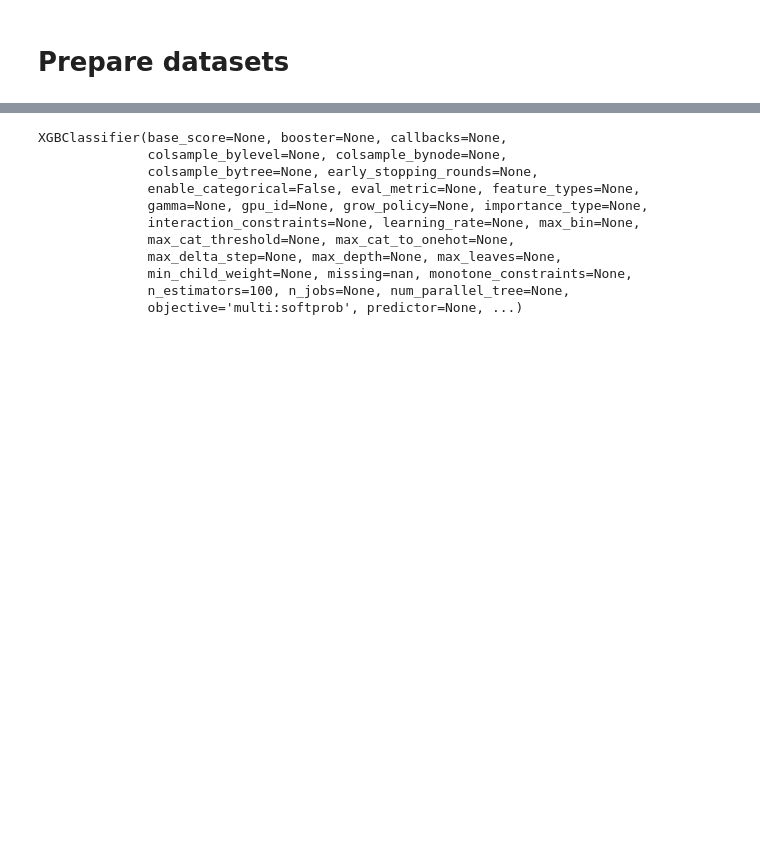
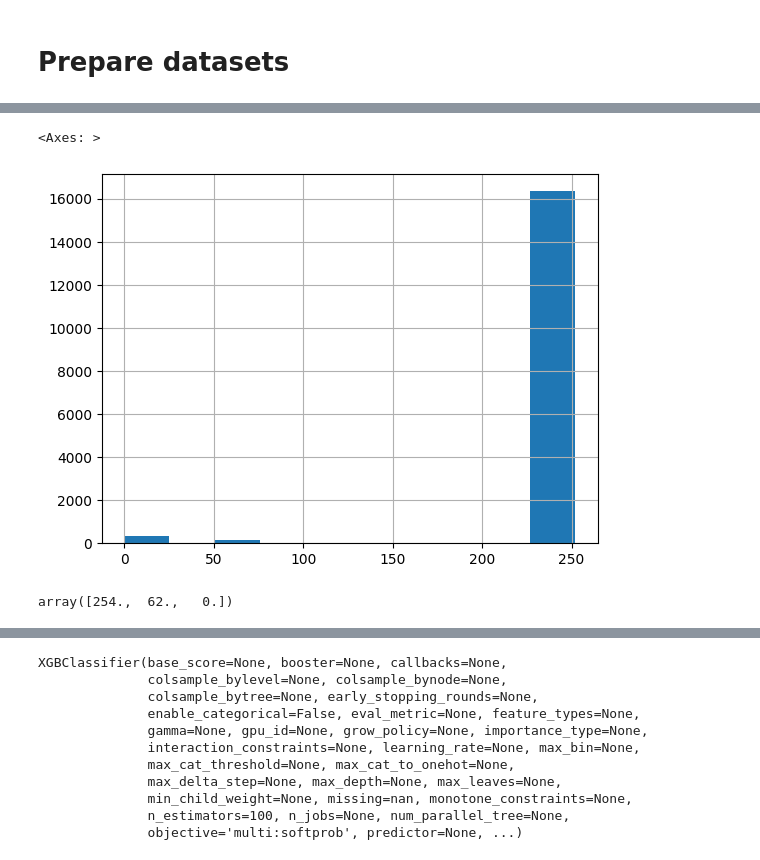
Before and after one commit to bkt92/bkt_mlops, a Jupyter notebook: notebooks/tune_phase3_2.ipynb, the cells around one changed output, grey strips where cells are left out. Drawn from its saved outputs; the diff is of its cells as text; code cells hidden in the pictures; blank space fills up the shorter version.

```diff
--- a/notebooks/tune_phase3_2.ipynb
+++ b/notebooks/tune_phase3_2.ipynb
@@ -54,0 +128,2 @@ with open(prob_config.category_index_path, "wb") as f:
+# %%
+unswnb15_t = pd.read_csv('C:/VENV/MLOPS Competition/UNSW-NB15/UNSW_NB15_testing-set.csv')
@@ -54,0 +147,9 @@ with open(prob_config.category_index_path, "wb") as f:
+# %%
+unswnb15_t[unswnb15_t['attack_cat'] == 'Exploits']['feature10'].hist()
+# %% [output]
+<Axes: >
+[figure, added]
+# %%
+training_data0[training_data0['label'] == 'Exploits']['feature9'].unique()
+# %% [output]
+array([254.,  62.,   0.])
```
Also changed, not shown: parts of 22 cells of this notebook, 7 other files.
